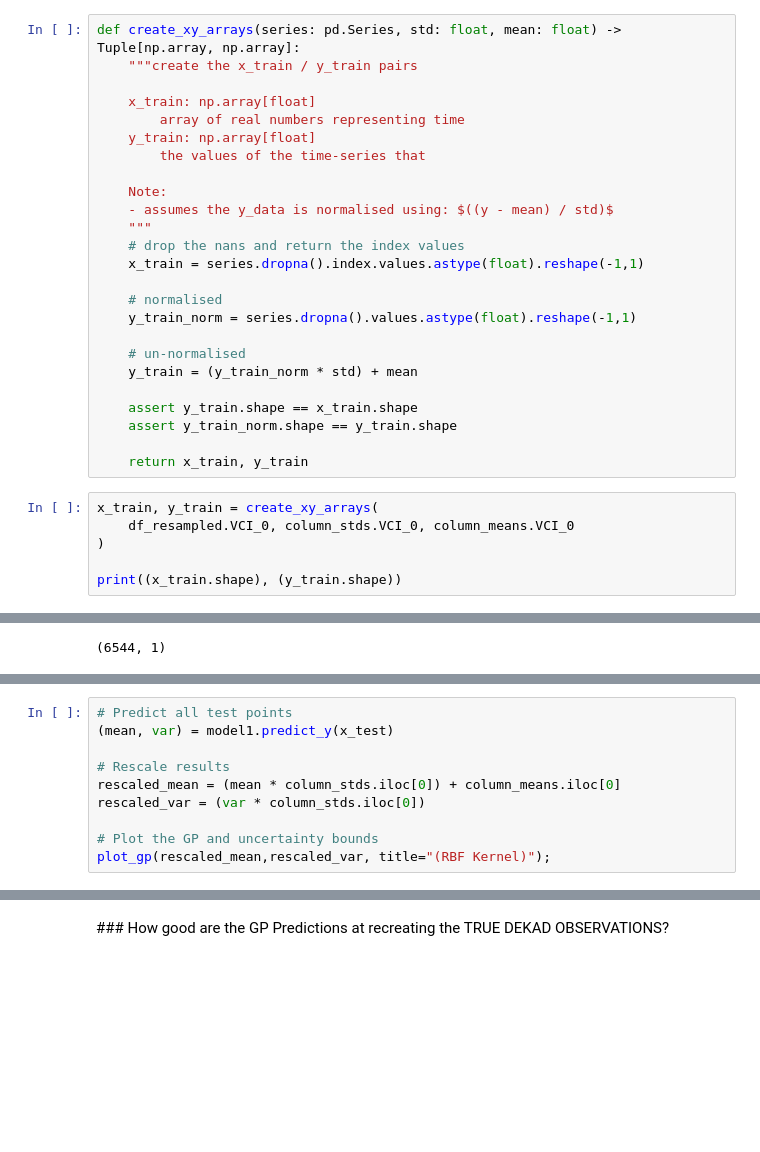
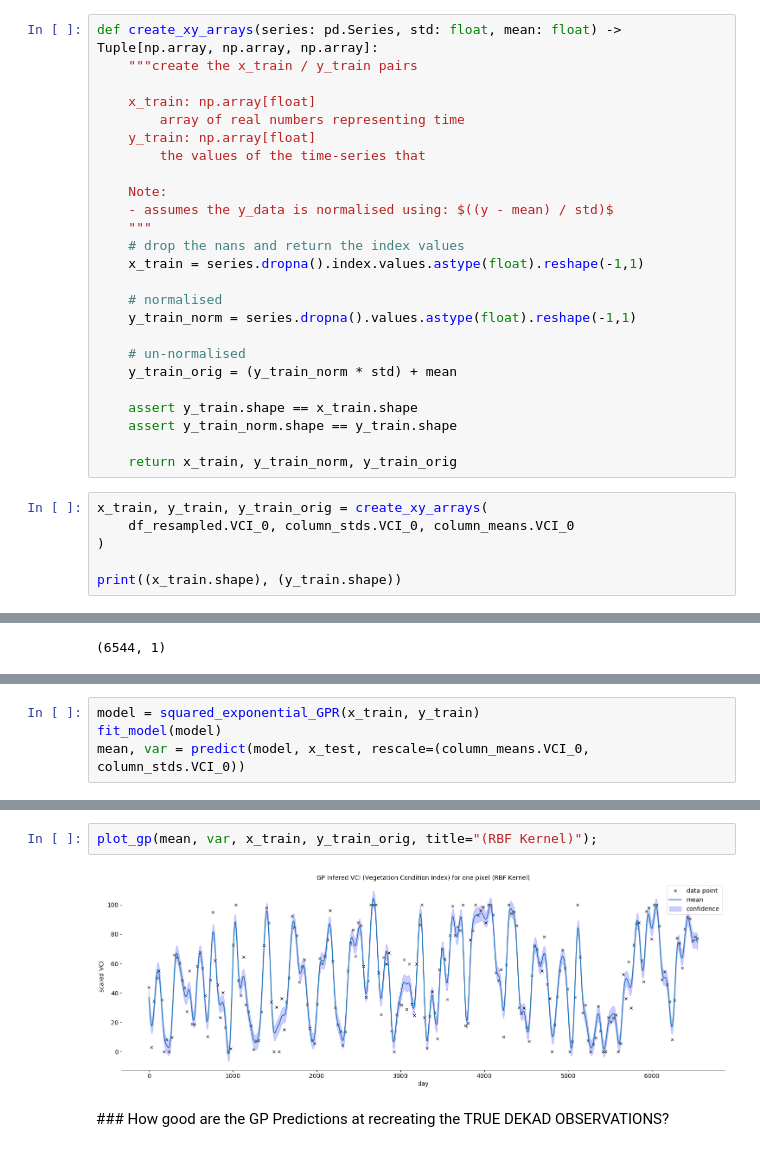
Before and after one commit to tommylees112/gp_drought, a Jupyter notebook: notebooks/01_tl_GP_play.ipynb, the cells around one changed output, grey strips where cells are left out. Cells and saved outputs as stored; diff of their text form; blank space fills up the shorter version.

Commit message:
functions for fitting SE GP regression model

```diff
--- a/notebooks/01_tl_GP_play.ipynb
+++ b/notebooks/01_tl_GP_play.ipynb
@@ -224,7 +224,7 @@ df_frame.dropna().index.values
 # %%
 assert pd.__version__ == '0.23.4', "Are we using the same version of Pandas? Tommy: 0.23.4"
 # %%
-def create_xy_arrays(series: pd.Series, std: float, mean: float) -> Tuple[np.array, np.array]:
+def create_xy_arrays(series: pd.Series, std: float, mean: float) -> Tuple[np.array, np.array, np.array]:
     """create the x_train / y_train pairs
 
     x_train: np.array[float]
@@ -242,14 +242,14 @@ def create_xy_arrays(series: pd.Series, std: float, mean: float) -> Tuple[np.arr
     y_train_norm = series.dropna().values.astype(float).reshape(-1,1)
 
     # un-normalised
-    y_train = (y_train_norm * std) + mean
+    y_train_orig = (y_train_norm * std) + mean
 
     assert y_train.shape == x_train.shape
     assert y_train_norm.shape == y_train.shape
 
-    return x_train, y_train
+    return x_train, y_train_norm, y_train_orig
 # %%
-x_train, y_train = create_xy_arrays(
+x_train, y_train, y_train_orig = create_xy_arrays(
     df_resampled.VCI_0, column_stds.VCI_0, column_means.VCI_0
 )
 
@@ -570,10 +280,0 @@ def plot_gp(mean, var, title):
-# %%
-# Predict all test points
-(mean, var) = model1.predict_y(x_test)
-
-# Rescale results
-rescaled_mean = (mean * column_stds.iloc[0]) + column_means.iloc[0]
-rescaled_var = (var * column_stds.iloc[0])
-
-# Plot the GP and uncertainty bounds
-plot_gp(rescaled_mean,rescaled_var, title="(RBF Kernel)");
@@ -581,0 +370,4 @@ plot_gp(rescaled_mean,rescaled_var, title="(RBF Kernel)");
+# %%
+model = squared_exponential_GPR(x_train, y_train)
+fit_model(model)
+mean, var = predict(model, x_test, rescale=(column_means.VCI_0, column_stds.VCI_0))
@@ -582,3 +562,7 @@ plot_gp(rescaled_mean,rescaled_var, title="(RBF Kernel)");
+# %%
+plot_gp(mean, var, x_train, y_train_orig, title="(RBF Kernel)");
+# %% [output]
+[figure, added]
 # %% [markdown]
 ### How good are the GP Predictions at recreating the TRUE DEKAD OBSERVATIONS?
 # %%
```
Also changed, not shown: parts of 13 cells of this notebook.
